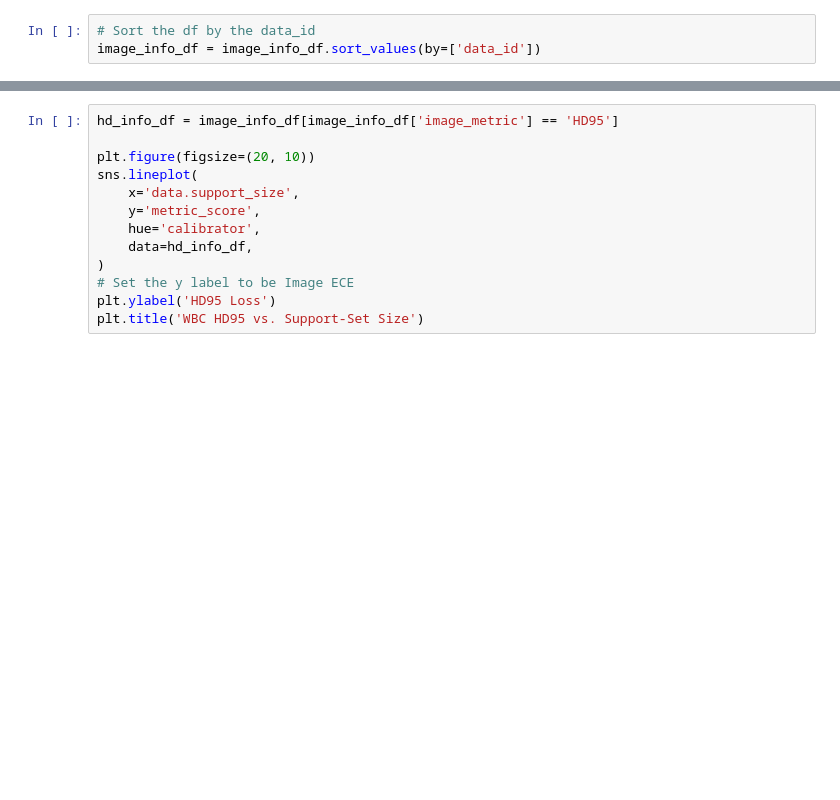
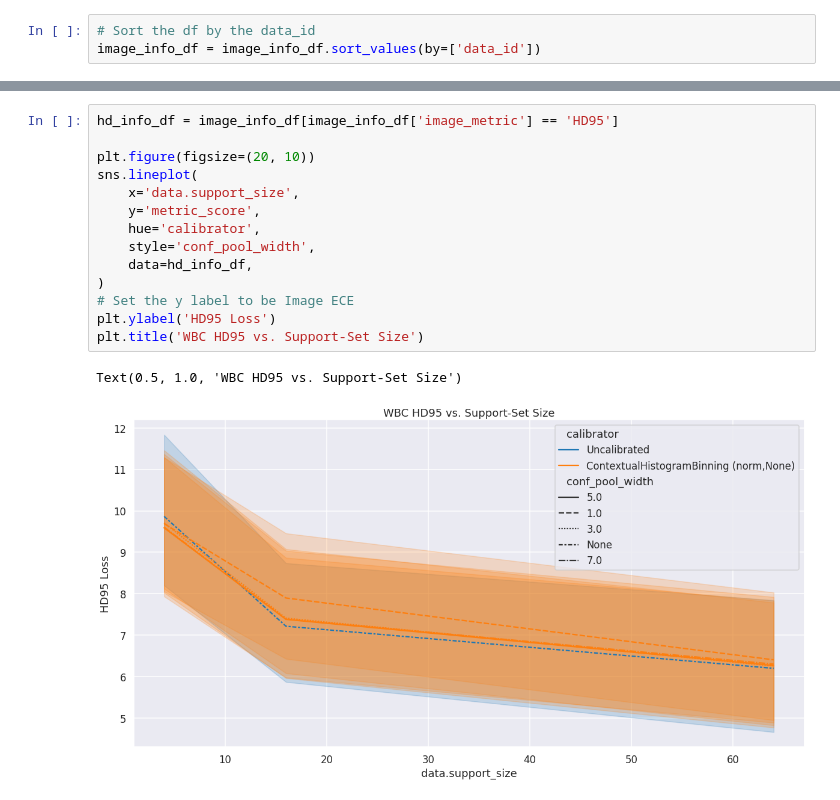
Before and after one commit to VictorButoi/ESE, a Jupyter notebook: notebooks/analyze_uvs.ipynb, the cells around one changed output, grey strips where cells are left out. Drawn from its saved outputs; the diff is of its cells as text; blank space fills up the shorter version.

```diff
--- a/notebooks/analyze_uvs.ipynb
+++ b/notebooks/analyze_uvs.ipynb
@@ -85,16 +166,20 @@ plt.title('WBC Dice Loss vs. Support-Set Size')
 # %%
 hd_info_df = image_info_df[image_info_df['image_metric'] == 'HD95']
 
 plt.figure(figsize=(20, 10))
 sns.lineplot(
     x='data.support_size',
     y='metric_score',
     hue='calibrator',
+    style='conf_pool_width',
     data=hd_info_df,
 )
 # Set the y label to be Image ECE
 plt.ylabel('HD95 Loss')
 plt.title('WBC HD95 vs. Support-Set Size')
+# %% [output]
+Text(0.5, 1.0, 'WBC HD95 vs. Support-Set Size')
+[figure, added]
 # %%
 ece_info_df = image_info_df[image_info_df['image_metric'] == 'Image_ECE']
 
```
Also changed, not shown: parts of 10 cells of this notebook, 5 other files.
